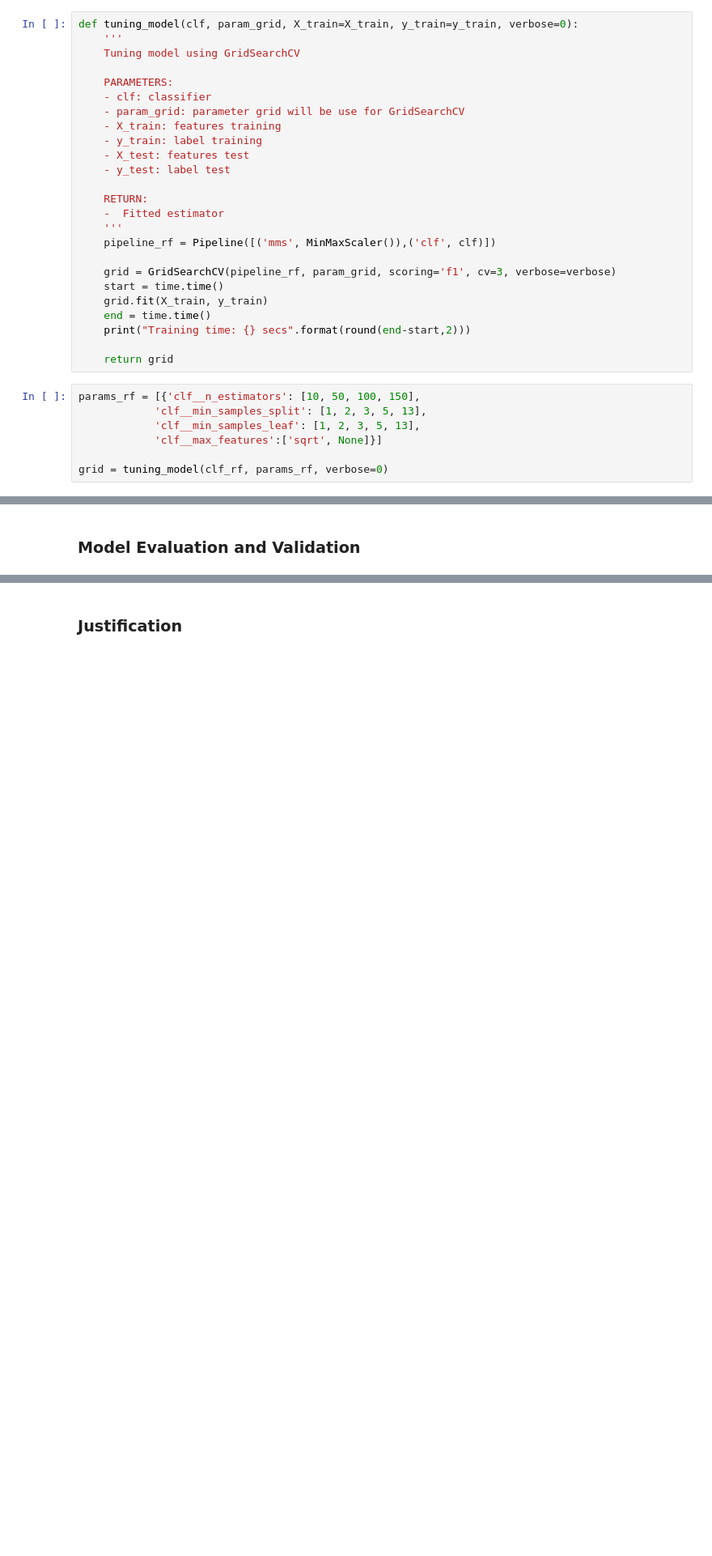
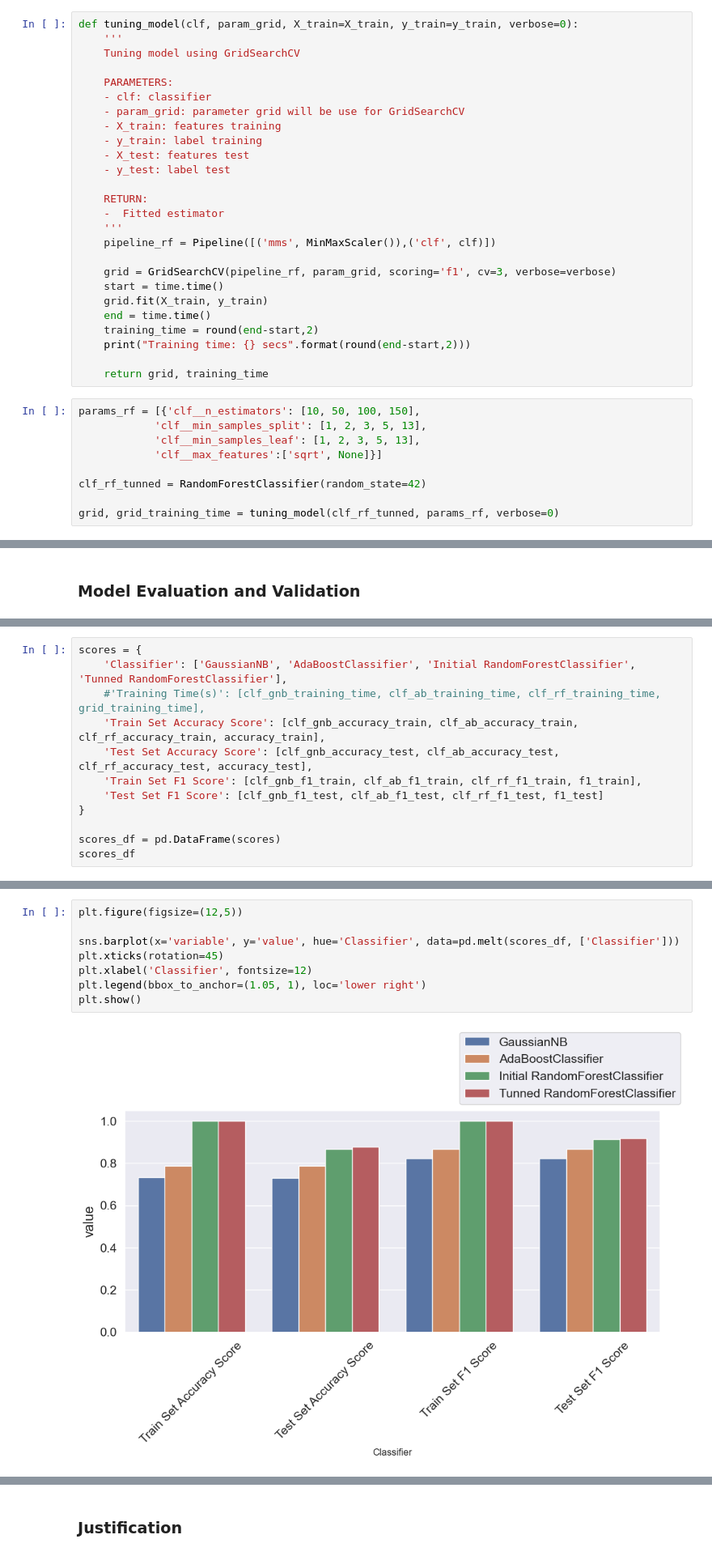
Before and after one commit to hunglng/dsnd-starbuck, a Jupyter notebook: Starbucks_Capstone_notebook.ipynb, the cells around one changed output, grey strips where cells are left out. Shown: that part at 81% size. Saved outputs shown, nothing was run; the diff lists cells and outputs as text; blank space fills up the shorter version.

Commit message:
Add comparision Params

```diff
--- a/Starbucks_Capstone_notebook.ipynb
+++ b/Starbucks_Capstone_notebook.ipynb
@@ -741,14 +741,17 @@ def tuning_model(clf, param_grid, X_train=X_train, y_train=y_train, verbose=0):
     start = time.time()
     grid.fit(X_train, y_train)
     end = time.time()
+    training_time = round(end-start,2)
     print("Training time: {} secs".format(round(end-start,2)))
 
-    return grid
+    return grid, training_time
 # %%
 params_rf = [{'clf__n_estimators': [10, 50, 100, 150],
             'clf__min_samples_split': [1, 2, 3, 5, 13],
             'clf__min_samples_leaf': [1, 2, 3, 5, 13],
             'clf__max_features':['sqrt', None]}]
 
-grid = tuning_model(clf_rf, params_rf, verbose=0)
+clf_rf_tunned = RandomForestClassifier(random_state=42)
+
+grid, grid_training_time = tuning_model(clf_rf_tunned, params_rf, verbose=0)
 # %% [output]
@@ -792,0 +798,12 @@ F1 Score: 0.9196406163730362
+# %%
+scores = {
+    'Classifier': ['GaussianNB', 'AdaBoostClassifier', 'Initial RandomForestClassifier', 'Tunned RandomForestClassifier'],
+    #'Training Time(s)': [clf_gnb_training_time, clf_ab_training_time, clf_rf_training_time, grid_training_time],
+    'Train Set Accuracy Score': [clf_gnb_accuracy_train, clf_ab_accuracy_train, clf_rf_accuracy_train, accuracy_train],
+    'Test Set Accuracy Score': [clf_gnb_accuracy_test, clf_ab_accuracy_test, clf_rf_accuracy_test, accuracy_test],
+    'Train Set F1 Score': [clf_gnb_f1_train, clf_ab_f1_train, clf_rf_f1_train, f1_train],
+    'Test Set F1 Score': [clf_gnb_f1_test, clf_ab_f1_test, clf_rf_f1_test, f1_test]
+}
+
+scores_df = pd.DataFrame(scores)
+scores_df
@@ -793,3 +836,13 @@ F1 Score: 0.9196406163730362
+# %%
+plt.figure(figsize=(12,5))
+
+sns.barplot(x='variable', y='value', hue='Classifier', data=pd.melt(scores_df, ['Classifier']))
+plt.xticks(rotation=45)
+plt.xlabel('Classifier', fontsize=12)
+plt.legend(bbox_to_anchor=(1.05, 1), loc='lower right')
+plt.show()
+# %% [output]
+[figure, added]
 # %%
 cf_matrix = confusion_matrix(y_test, pred_test)
 cf_matrix_norm = cf_matrix.astype('float') / cf_matrix.sum(axis=1)[:, np.newaxis]
```
Also changed, not shown: parts of 9 cells of this notebook.
